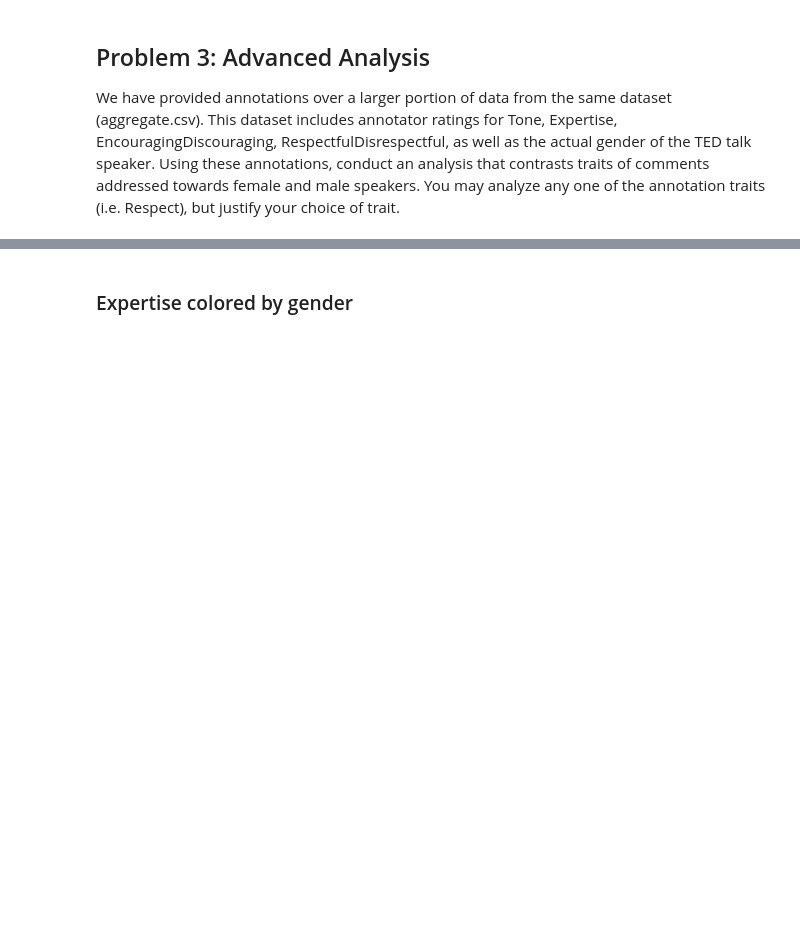
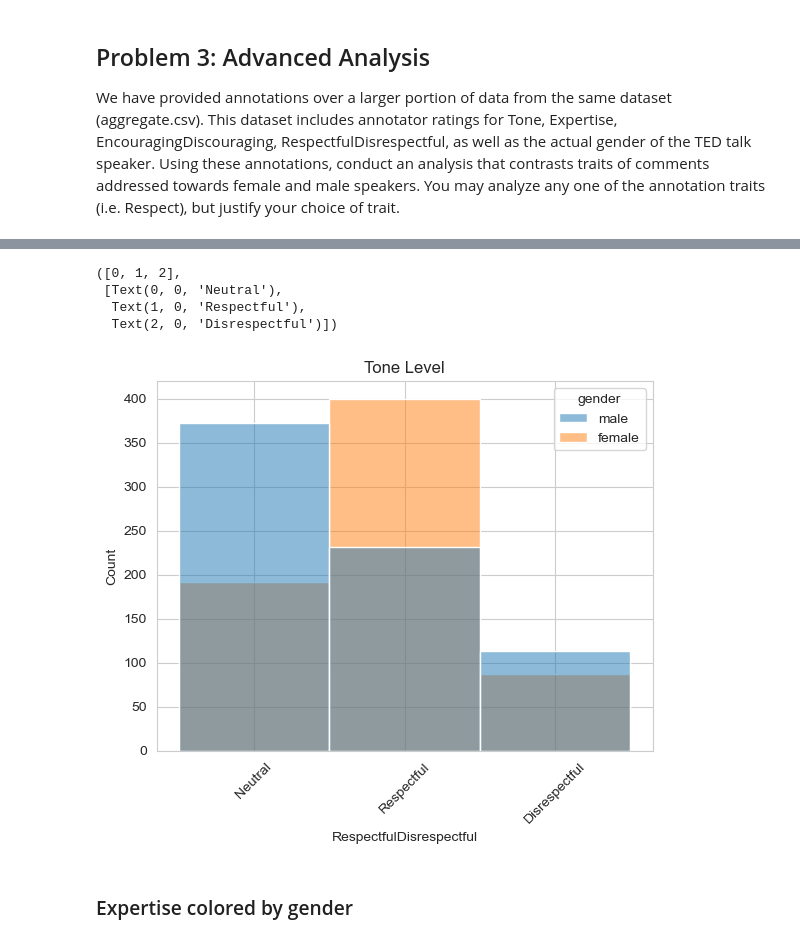
Before and after one commit to Lois-Wong/CSS-HW2, a Jupyter notebook: problem3.ipynb, the cells around one changed output, grey strips where cells are left out. Drawn from its saved outputs; the diff is of its cells as text; code cells hidden in the pictures; blank space fills up the shorter version.

```diff
--- a/problem3.ipynb
+++ b/problem3.ipynb
@@ -43,3 +64,15 @@ fig.show()
+# %%
+#fig = px.histogram(agg, x = 'RespectfulDisrespectful', color = 'gender')
+#fig.show()
+
+sns.histplot(agg, x = "RespectfulDisrespectful", hue = "gender").set(title = "Tone Level")
+plt.xticks(rotation = 45)
+# %% [output]
+([0, 1, 2],
+ [Text(0, 0, 'Neutral'),
+  Text(1, 0, 'Respectful'),
+  Text(2, 0, 'Disrespectful')])
+[figure, added]
 # %% [markdown]
 ### Expertise colored by gender
 # %%
```
Also changed, not shown: parts of 11 cells of this notebook.
